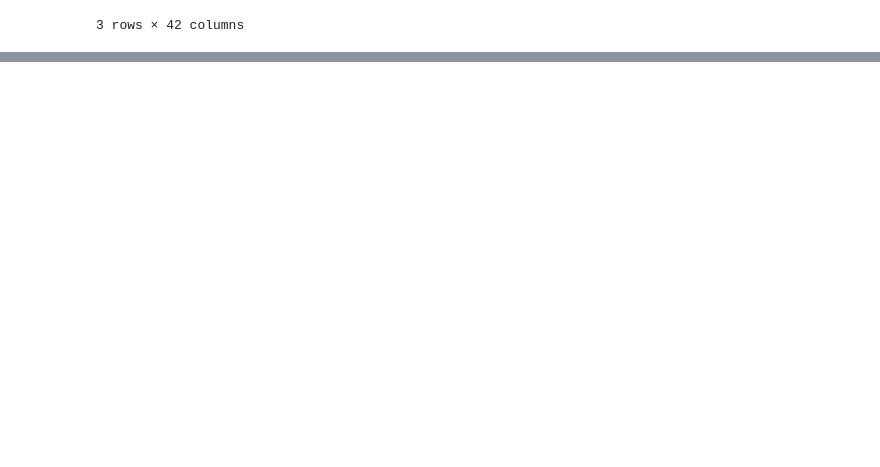
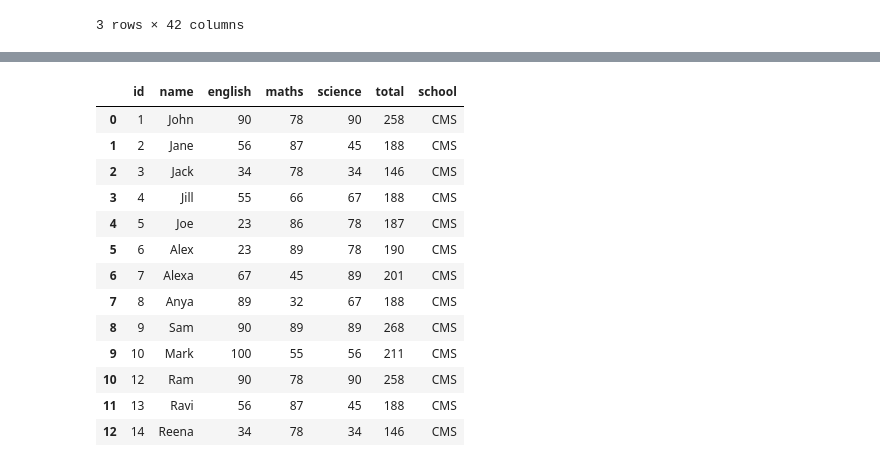
Before and after one commit to digipodium/DP-NOV-PYDS-1030-WSS, a Jupyter notebook: analysis/pandas.ipynb, the cells around one changed output, grey strips where cells are left out. Drawn from its saved outputs; the diff is of its cells as text; code cells hidden in the pictures; blank space fills up the shorter version.

```diff
--- a/analysis/pandas.ipynb
+++ b/analysis/pandas.ipynb
@@ -374,0 +399,9 @@ canada.iloc[[0,2,3]]
+# %%
+# add a new record in the dataframe
+students.append({
+    'id': 11,
+    'name': 'Jenny',
+    'english': 93,
+    'maths': 78,
+    'science': 89
+}, ignore_index=True)
@@ -374,0 +421,10 @@ canada.iloc[[0,2,3]]
+# %%
+new_students = pd.DataFrame({
+    'id':[12,13,14],
+    'name':['Ram','Ravi','Reena'],
+    'english':[90,56,34],
+    'maths':[78,87,78],
+    'science':[90,45,34]
+})
+
+students = pd.concat([students,new_students], ignore_index=True)
@@ -374,0 +448,21 @@ canada.iloc[[0,2,3]]
+# %%
+students['total'] = students['english'] + students['maths'] + students['science'] # add a new column
+# %%
+students['school'] = 'CMS' # constant value for all rows
+# %%
+students
+# %% [output]
+|  | id | name | english | maths | science | total | school |
+| 0 | 1 | John | 90 | 78 | 90 | 258 | CMS |
+| 1 | 2 | Jane | 56 | 87 | 45 | 188 | CMS |
+| 2 | 3 | Jack | 34 | 78 | 34 | 146 | CMS |
+| 3 | 4 | Jill | 55 | 66 | 67 | 188 | CMS |
+| 4 | 5 | Joe | 23 | 86 | 78 | 187 | CMS |
+| 5 | 6 | Alex | 23 | 89 | 78 | 190 | CMS |
+| 6 | 7 | Alexa | 67 | 45 | 89 | 201 | CMS |
+| 7 | 8 | Anya | 89 | 32 | 67 | 188 | CMS |
+| 8 | 9 | Sam | 90 | 89 | 89 | 268 | CMS |
+| 9 | 10 | Mark | 100 | 55 | 56 | 211 | CMS |
+| 10 | 12 | Ram | 90 | 78 | 90 | 258 | CMS |
+| 11 | 13 | Ravi | 56 | 87 | 45 | 188 | CMS |
+| 12 | 14 | Reena | 34 | 78 | 34 | 146 | CMS |
```
Also changed, not shown: parts of 18 cells of this notebook, 1 other file.
